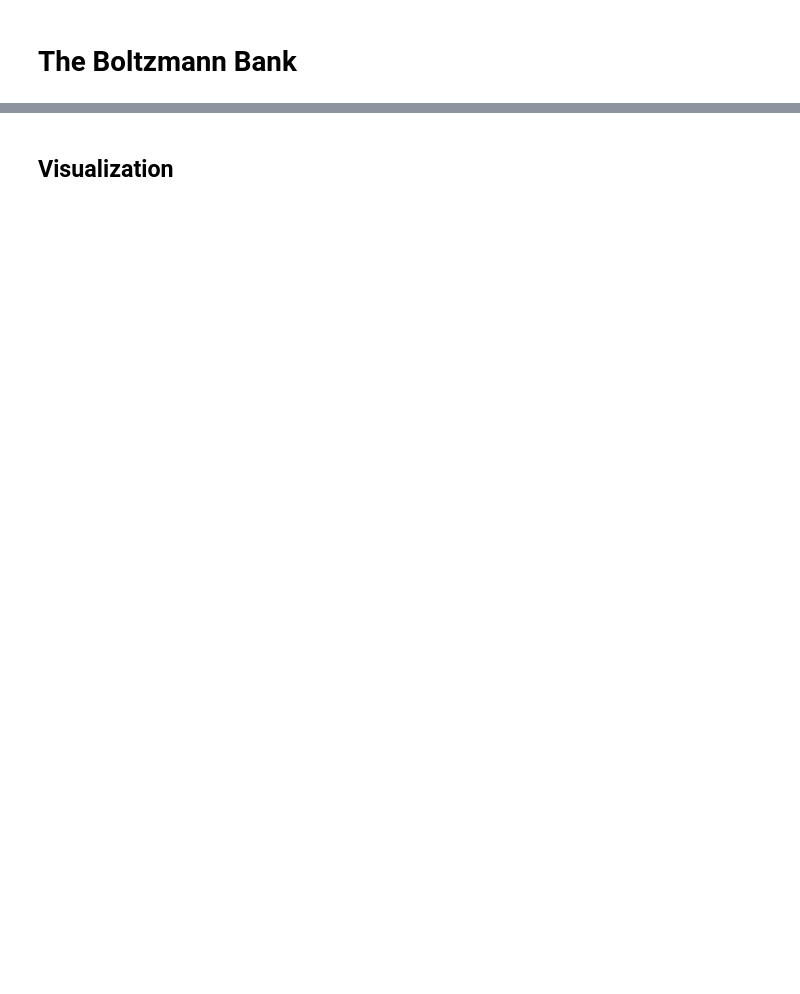
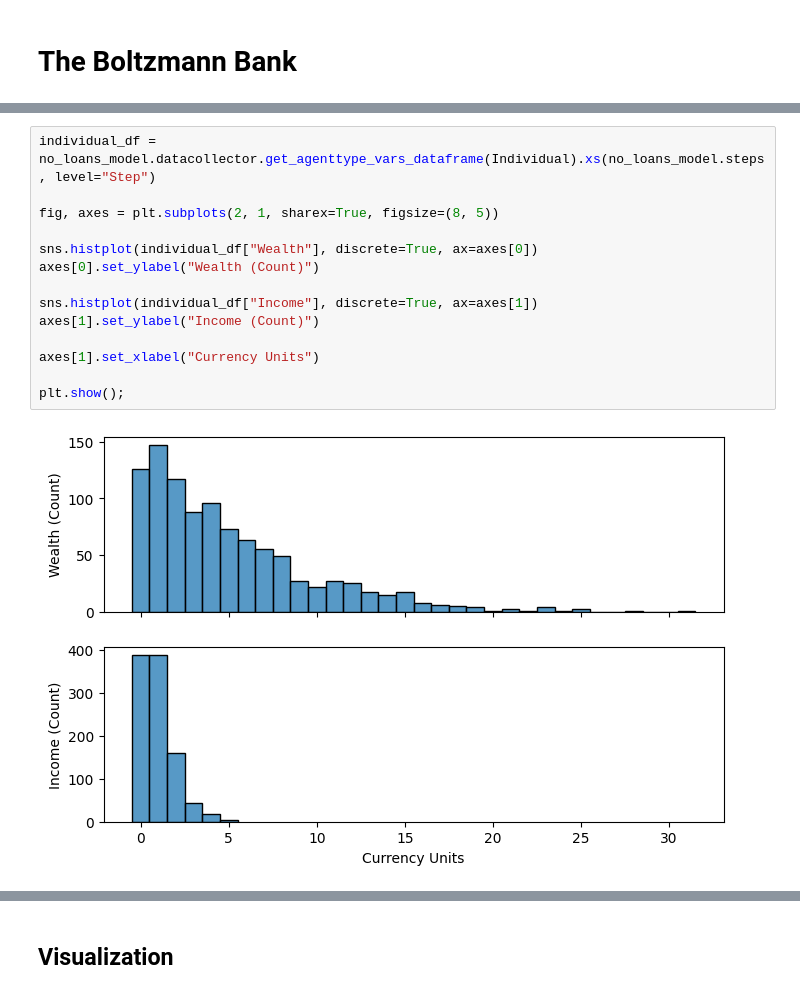
Before and after one commit to fillstaley/econolab, a Jupyter notebook: boltzmann-bank.ipynb, the cells around one changed output, grey strips where cells are left out. Cells and saved outputs as stored; diff of their text form; blank space fills up the shorter version.

```diff
--- a/boltzmann-bank.ipynb
+++ b/boltzmann-bank.ipynb
@@ -52,0 +59,16 @@ model = BoltzmannBank(
+# %%
+individual_df = no_loans_model.datacollector.get_agenttype_vars_dataframe(Individual).xs(no_loans_model.steps, level="Step")
+
+fig, axes = plt.subplots(2, 1, sharex=True, figsize=(8, 5))
+
+sns.histplot(individual_df["Wealth"], discrete=True, ax=axes[0])
+axes[0].set_ylabel("Wealth (Count)")
+
+sns.histplot(individual_df["Income"], discrete=True, ax=axes[1])
+axes[1].set_ylabel("Income (Count)")
+
+axes[1].set_xlabel("Currency Units")
+
+plt.show();
+# %% [output]
+[figure, added]
```
Also changed, not shown: parts of 22 cells of this notebook, 3 other files.
